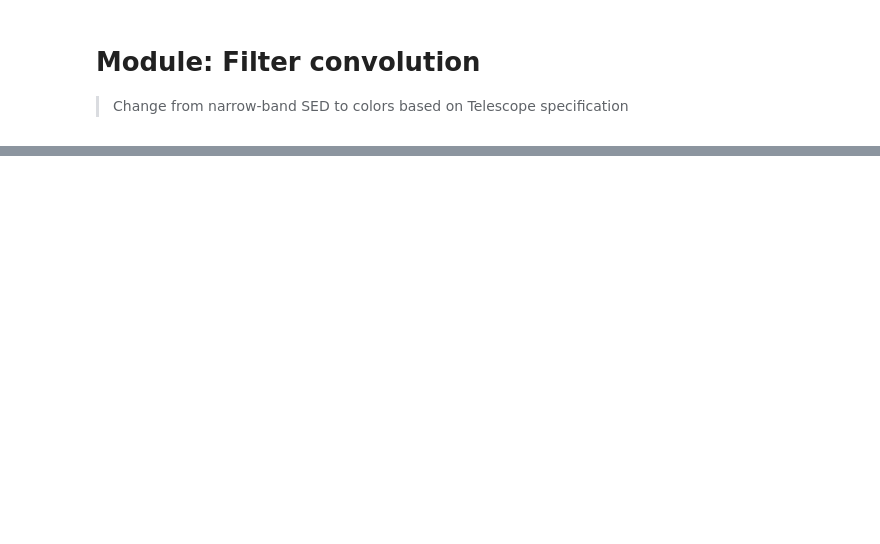
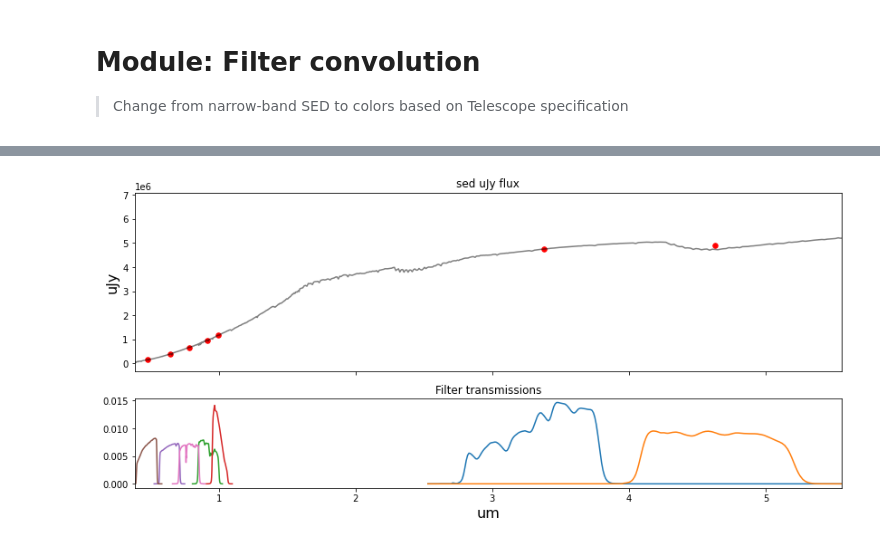
Before and after one commit to nesar/watercolor, a Jupyter notebook: nbs/06_filter_convolve.ipynb, the cells around one changed output, grey strips where cells are left out. Saved outputs shown, nothing was run; the diff lists cells and outputs as text; code cells hidden in the pictures; blank space fills up the shorter version.

```diff
--- a/nbs/06_filter_convolve.ipynb
+++ b/nbs/06_filter_convolve.ipynb
@@ -352,3 +375,29 @@ flux_survey, appmag_ext_survey, band_fluxes_survey = photometry_from_spectra(cen
+# %%
+SURVEY_STRING = 'WISE'
+
+
+#| hide
+
+##### Load survey filters
+# central_wavelengths, bandpass_wavs, bandpass_vals, bandpass_names = load_survey_filters(filtdir='/lcrc/project/cosmo_ai/nramachandra/Projects/Hydro_paint/filter_specifics/'+SURVEY_STRING, to_um=True)
+central_wavelengths, bandpass_wavs, bandpass_vals, bandpass_names = load_survey_pickle(SURVEY_STRING)
+
+##### Compute bandpasses
+
+sed_um_wave = spec_wave_ssp/1e4
+sed_mJy_flux = redsh_spec
+
+flux_survey, appmag_ext_survey, band_fluxes_survey = photometry_from_spectra(central_wavelengths,
+                                                                          sed_um_wave,
+                                                                          sed_mJy_flux,
+                                                                          bandpass_wavs,
+                                                                          bandpass_vals,
+                                                                          bandpass_names,
+                                                                          interp_kind='linear',
+                                                                          plot=True,
+                                                                          clip_bandpass=True)
+# %% [output]
+[figure, added]
 # %%
 #| hide
 
```
Also changed, not shown: parts of 9 cells of this notebook, 16 other files.
